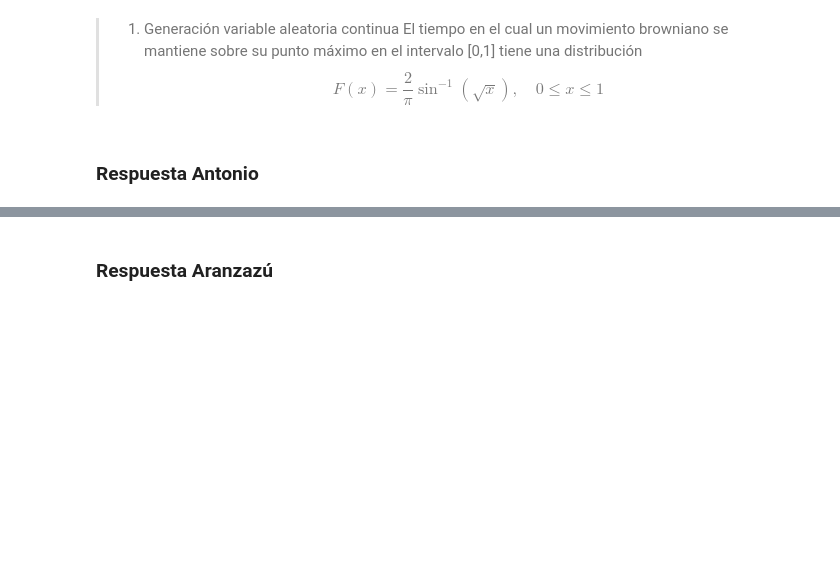
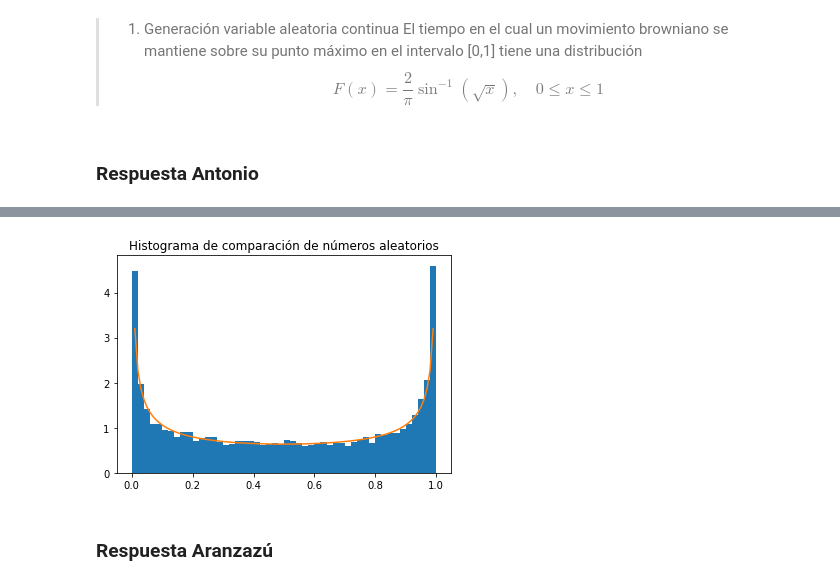
Before and after one commit to Tonydesanty/Tarea5y6_AraRendon_AntRosas, a Jupyter notebook: Tarea5y6SPF.ipynb, the cells around one changed output, grey strips where cells are left out. Cells and saved outputs as stored; diff of their text form; code cells hidden in the pictures; blank space fills up the shorter version.

```diff
--- a/Tarea5y6SPF.ipynb
+++ b/Tarea5y6SPF.ipynb
@@ -38,3 +47,20 @@ from scipy import optimize
+# %%
+funcion_inversa = lambda u: (np.sin((np.pi*u)/2))**2
+funcion_densidad = lambda x: 1/((np.sqrt(1-x))*np.pi*np.sqrt(x))
+n = 10000
+funcion_comparar_aleatorios(funcion_densidad,funcion_inversa,n)
+
+def funcion_comparar_aleatorios(funcion_densidad,funcion_inversa,n):
+    u = np.random.uniform(0,1,n)
+    aleatorios = funcion_inversa(u)
+    x = np.arange(0,1,.01)
+    der = funcion_densidad(x)
+    plt.hist(aleatorios,density=True, bins=50)
+    plt.title('Histograma de comparación de números aleatorios')
+    plt.plot(x,der)
+    plt.show()
+# %% [output]
+[figure, added]
 # %% [markdown]
 ### Respuesta Aranzazú
 # %% [markdown]
```
Also changed, not shown: parts of 7 cells of this notebook.
